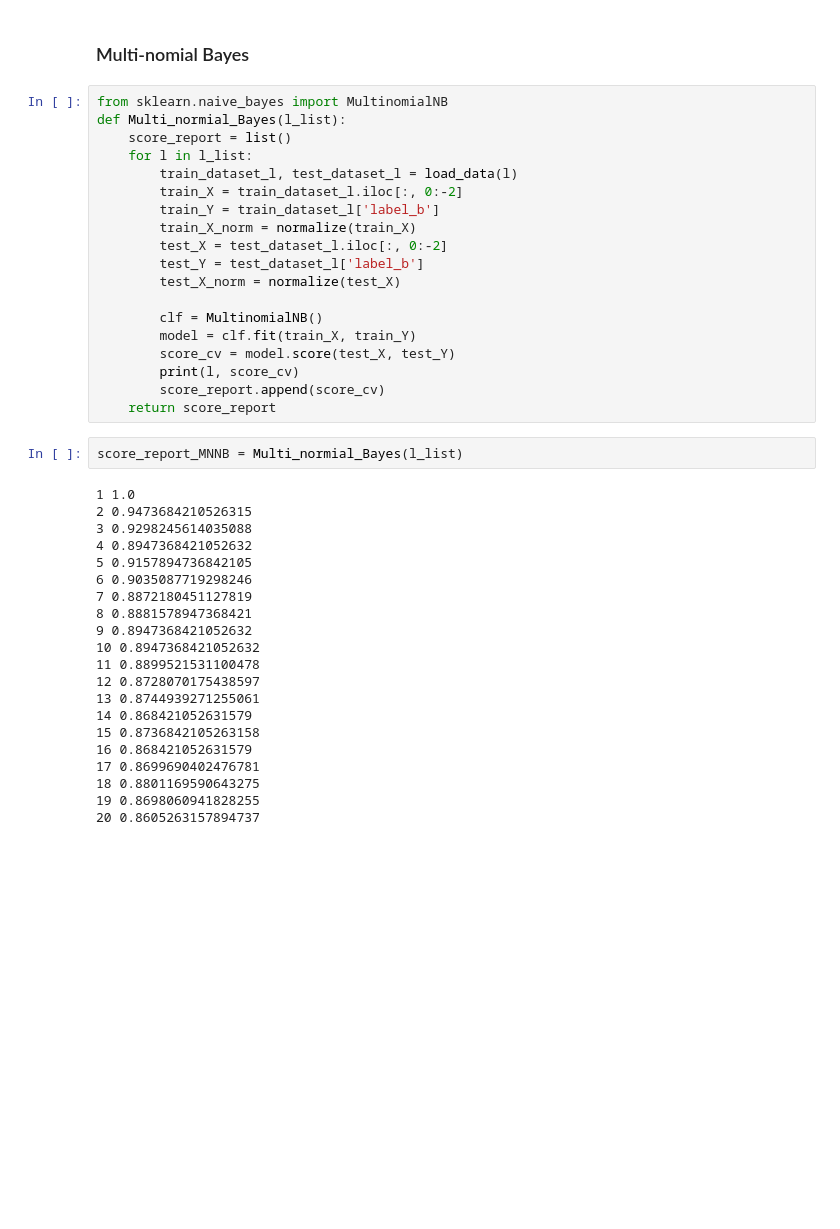
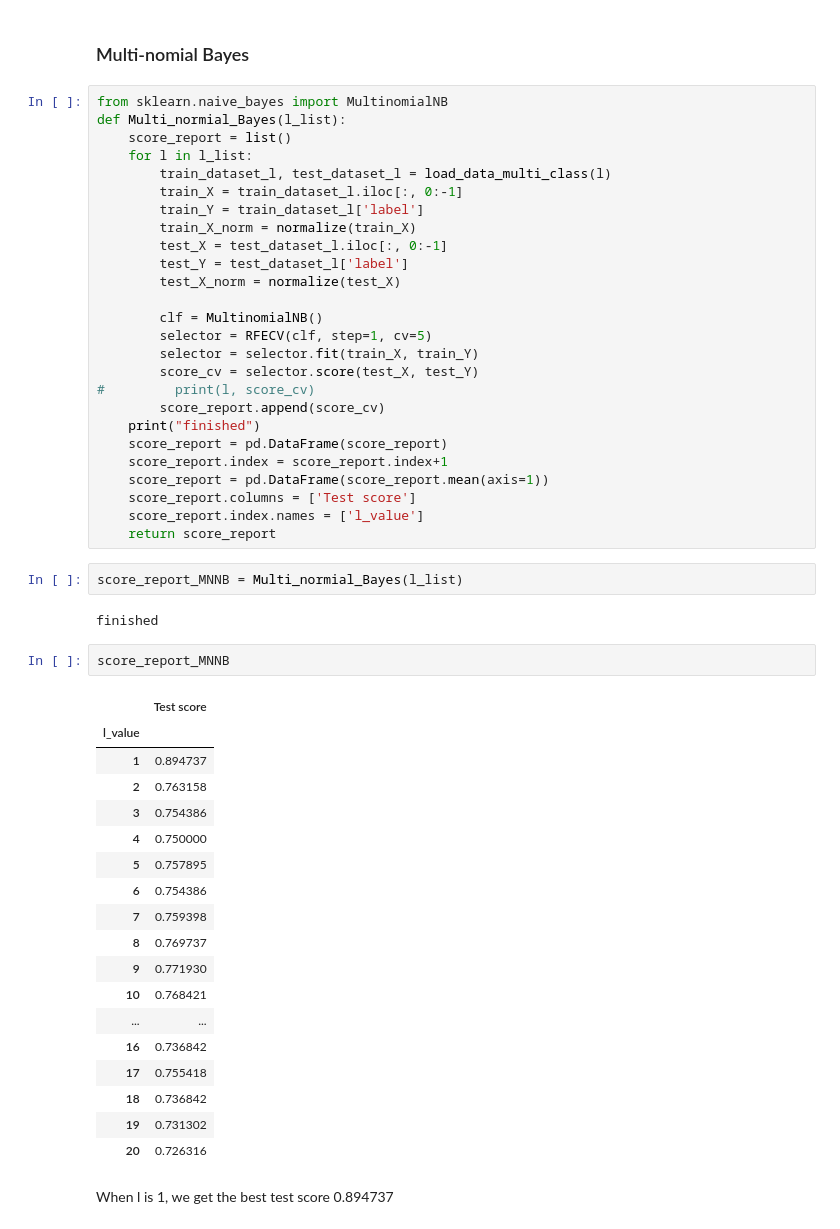
Before and after one commit to Fdevmsy/Time-Series-Classification, a Jupyter notebook: TimeSeriesCalssification.ipynb, the cells around one changed output. Cells and saved outputs as stored; diff of their text form; blank space fills up the shorter version.

```diff
--- a/TimeSeriesCalssification.ipynb
+++ b/TimeSeriesCalssification.ipynb
@@ -763,43 +775,54 @@ from sklearn.naive_bayes import MultinomialNB
 def Multi_normial_Bayes(l_list):
     score_report = list()
     for l in l_list:
-        train_dataset_l, test_dataset_l = load_data(l)
-        train_X = train_dataset_l.iloc[:, 0:-2]
-        train_Y = train_dataset_l['label_b']
+        train_dataset_l, test_dataset_l = load_data_multi_class(l)
+        train_X = train_dataset_l.iloc[:, 0:-1]
+        train_Y = train_dataset_l['label']
         train_X_norm = normalize(train_X)
-        test_X = test_dataset_l.iloc[:, 0:-2]
-        test_Y = test_dataset_l['label_b']
+        test_X = test_dataset_l.iloc[:, 0:-1]
+        test_Y = test_dataset_l['label']
         test_X_norm = normalize(test_X)
 
         clf = MultinomialNB()
-        model = clf.fit(train_X, train_Y)
-        score_cv = model.score(test_X, test_Y)
-        print(l, score_cv)
+        selector = RFECV(clf, step=1, cv=5)
+        selector = selector.fit(train_X, train_Y)
+        score_cv = selector.score(test_X, test_Y)
+#         print(l, score_cv)
         score_report.append(score_cv)
+    print("finished")
+    score_report = pd.DataFrame(score_report)
+    score_report.index = score_report.index+1
+    score_report = pd.DataFrame(score_report.mean(axis=1))
+    score_report.columns = ['Test score']
+    score_report.index.names = ['l_value']
     return score_report
 # %%
 score_report_MNNB = Multi_normial_Bayes(l_list)
 # %% [output]
-1 1.0
-2 0.9473684210526315
-3 0.9298245614035088
-4 0.8947368421052632
-5 0.9157894736842105
-6 0.9035087719298246
-7 0.8872180451127819
-8 0.8881578947368421
-9 0.8947368421052632
-10 0.8947368421052632
-11 0.8899521531100478
-12 0.8728070175438597
-13 0.8744939271255061
-14 0.868421052631579
-15 0.8736842105263158
-16 0.868421052631579
-17 0.8699690402476781
-18 0.8801169590643275
-19 0.8698060941828255
-20 0.8605263157894737
+finished
+# %%
+score_report_MNNB
+# %% [output]
+|  | Test score |
+| l_value |  |
+| 1 | 0.894737 |
+| 2 | 0.763158 |
+| 3 | 0.754386 |
+| 4 | 0.750000 |
+| 5 | 0.757895 |
+| 6 | 0.754386 |
+| 7 | 0.759398 |
+| 8 | 0.769737 |
+| 9 | 0.771930 |
+| 10 | 0.768421 |
+| ... | ... |
+| 16 | 0.736842 |
+| 17 | 0.755418 |
+| 18 | 0.736842 |
+| 19 | 0.731302 |
+| 20 | 0.726316 |
+# %% [markdown]
+When l is 1, we get the best test score 0.894737
 # %% [markdown]
 ## (f) iii
 
```
Also changed, not shown: parts of 6 cells of this notebook.
